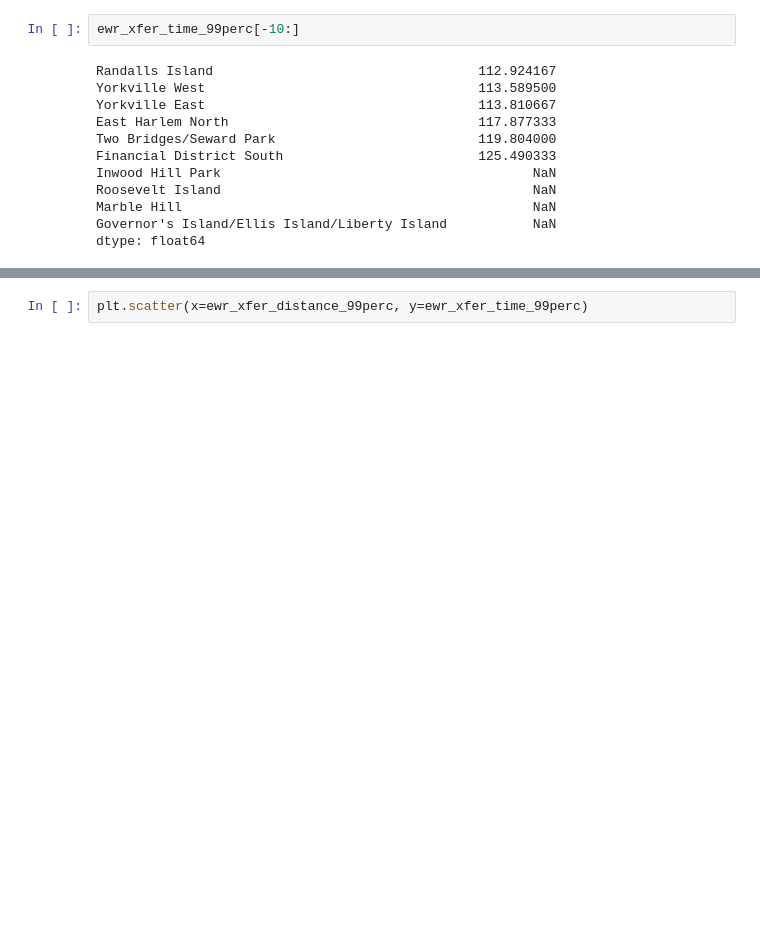
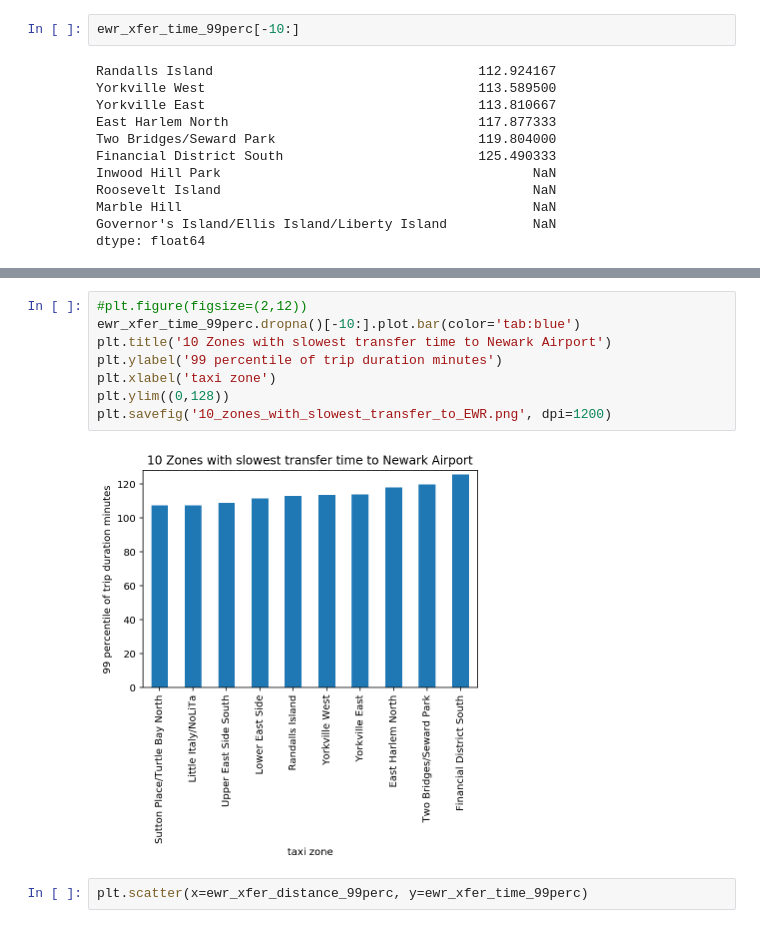
Before and after one commit to frankrefischer/nyc-taxi-to-airport, a Jupyter notebook: Model_Data.ipynb, the cells around one changed output, grey strips where cells are left out. Cells and saved outputs as stored; diff of their text form; blank space fills up the shorter version.

```diff
--- a/Model_Data.ipynb
+++ b/Model_Data.ipynb
@@ -329,3 +349,13 @@ ewr_xfer_time_99perc.plot.barh()
+# %%
+#plt.figure(figsize=(2,12))
+ewr_xfer_time_99perc.dropna()[-10:].plot.bar(color='tab:blue')
+plt.title('10 Zones with slowest transfer time to Newark Airport')
+plt.ylabel('99 percentile of trip duration minutes')
+plt.xlabel('taxi zone')
+plt.ylim((0,128))
+plt.savefig('10_zones_with_slowest_transfer_to_EWR.png', dpi=1200)
+# %% [output]
+[figure, added]
 # %%
 plt.scatter(x=ewr_xfer_distance_99perc, y=ewr_xfer_time_99perc)
 # %% [output]
```
Also changed, not shown: parts of 7 cells of this notebook.
